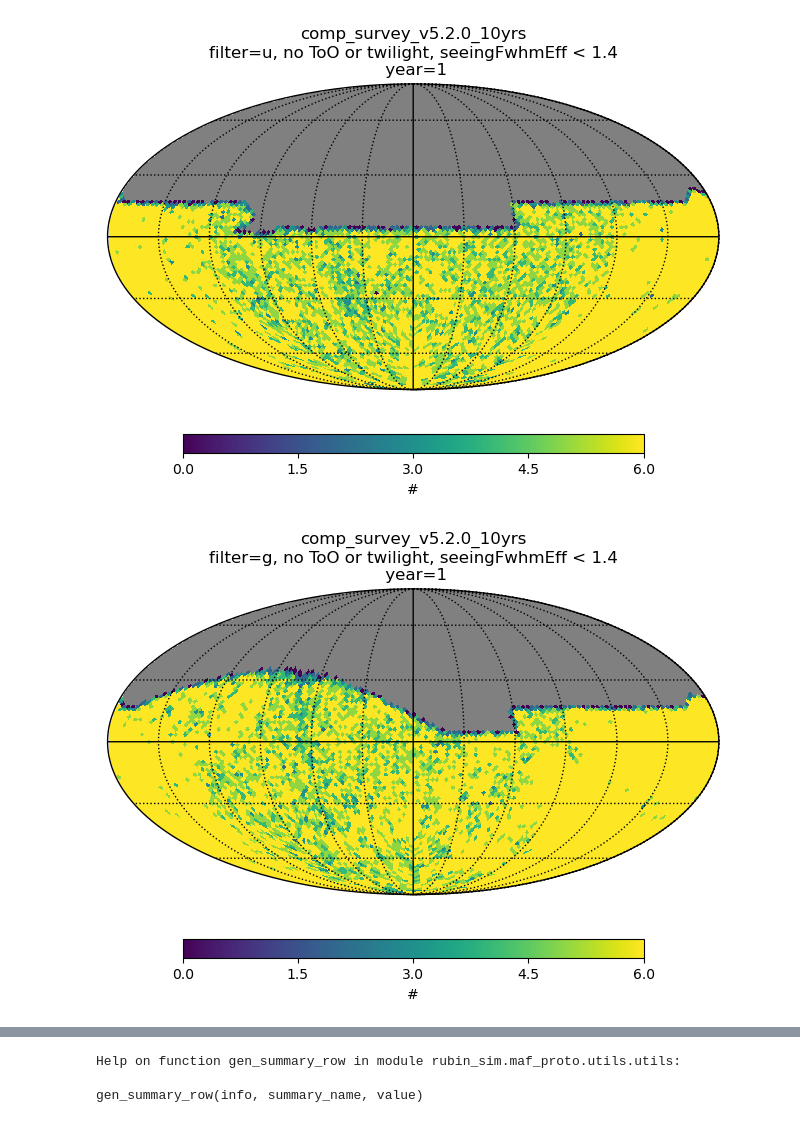
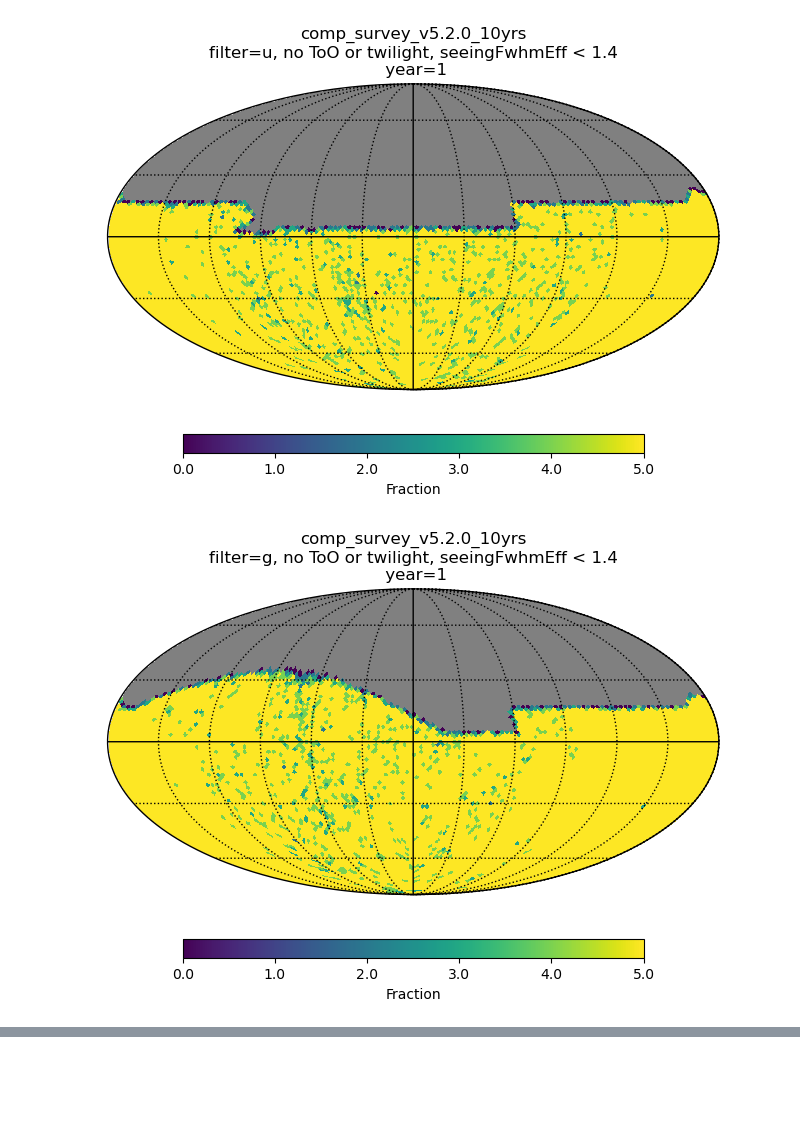
Before and after one commit to lsst-sims/sims_featureScheduler_runs5.2, a Jupyter notebook: maf/n_good_seeing.ipynb, the cells around one changed output, grey strips where cells are left out. Saved outputs shown, nothing was run; the diff lists cells and outputs as text; code cells hidden in the pictures; blank space fills up the shorter version.

```diff
--- a/maf/n_good_seeing.ipynb
+++ b/maf/n_good_seeing.ipynb
@@ -28,7 +28,7 @@ fp, labels = get_current_footprint(nside=nside)
 # %%
 db_files = glob.glob("*10yrs.db")
 
-count_needed = 6
+count_needed = 5
 seeing_limit = 1.4
 summary_stats = []
 
@@ -57,20 +57,21 @@ for filename in db_files:
         val = hp_array[:, 365*year]
         in_fp = np.where(fp[filtername] > 0)[0]
         area_missed = np.where(val[in_fp] < count_needed)[0].size * hp.nside2pixarea(nside, degrees=True)
-        summary_stats.append(maf.gen_summary_row(info, "Area Missed", area_missed))
-
+        #summary_stats.append(maf.gen_summary_row(info, "Area Missed", area_missed))
+        info["metric: name"] = "Count < %i" % count_needed
+        info["metric: unit"] = "Fraction"
         frac_area_missed = np.where(val[in_fp] < count_needed)[0].size / np.where(val[in_fp] > 0)[0].size
         summary_stats.append(maf.gen_summary_row(info, "Frac Area Missed", frac_area_missed))
 # %%
-n_max = 6
+n_max = count_needed
 years = [1,2]
 for year in years:
     for hp_array,info in zip(arrays, infos):
         pm = maf.PlotMoll(info=info)
         val = hp_array[:, 365*year]
         default_labels = pm._gen_default_labels(info)
         fig = pm(val, max=n_max,
                  title=default_labels["title"]+'\n year=%i' % year)
 # %% [output]
-[figure, old version]
+[figure, new version]
-[figure, old version]
+[figure, new version]
@@ -87,9 +88,3 @@ for year in years:
-# %%
-help(maf.gen_summary_row)
-# %% [output]
-Help on function gen_summary_row in module rubin_sim.maf_proto.utils.utils:
-
-gen_summary_row(info, summary_name, value)
 # %%
 pd.DataFrame(summary_stats)
 # %% [output]
```
Also changed, not shown: parts of 2 cells of this notebook, 2 other files.
